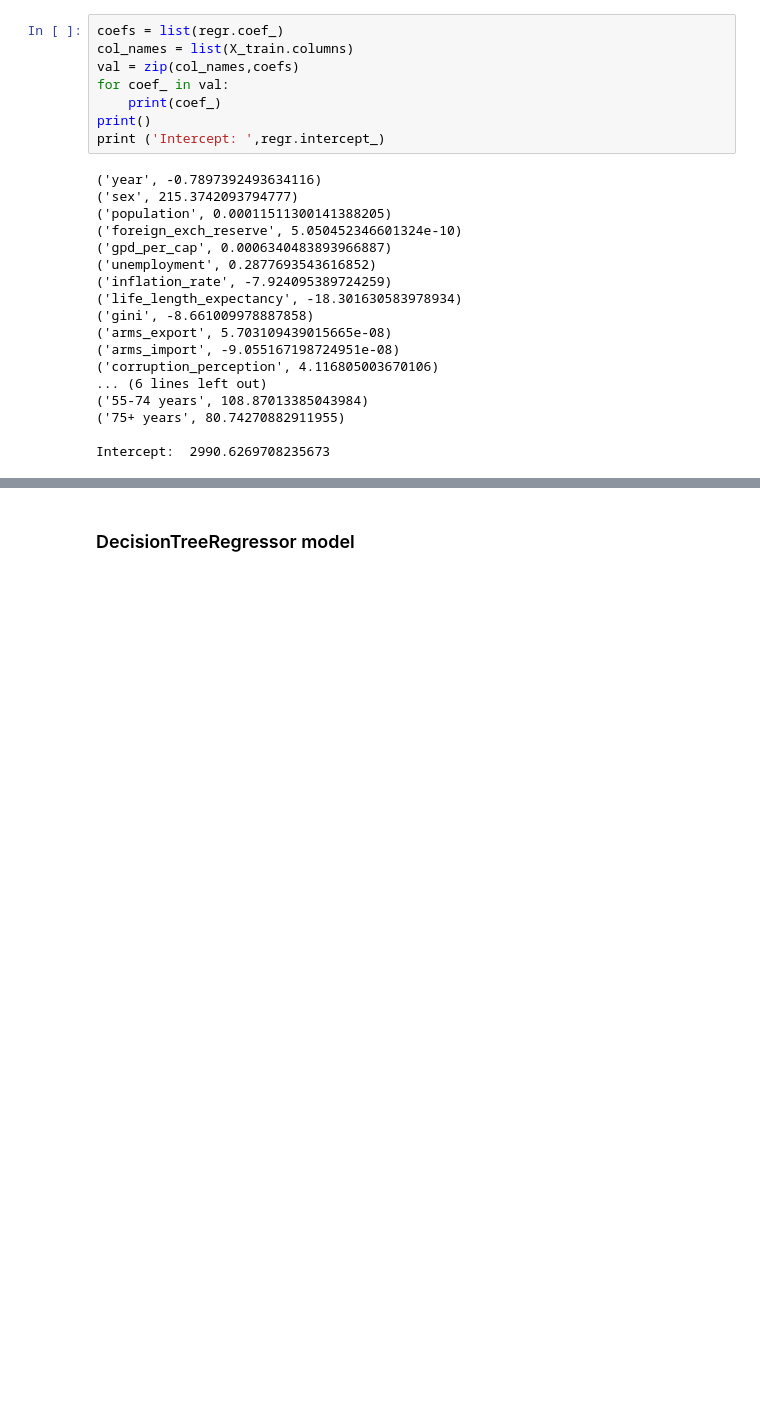
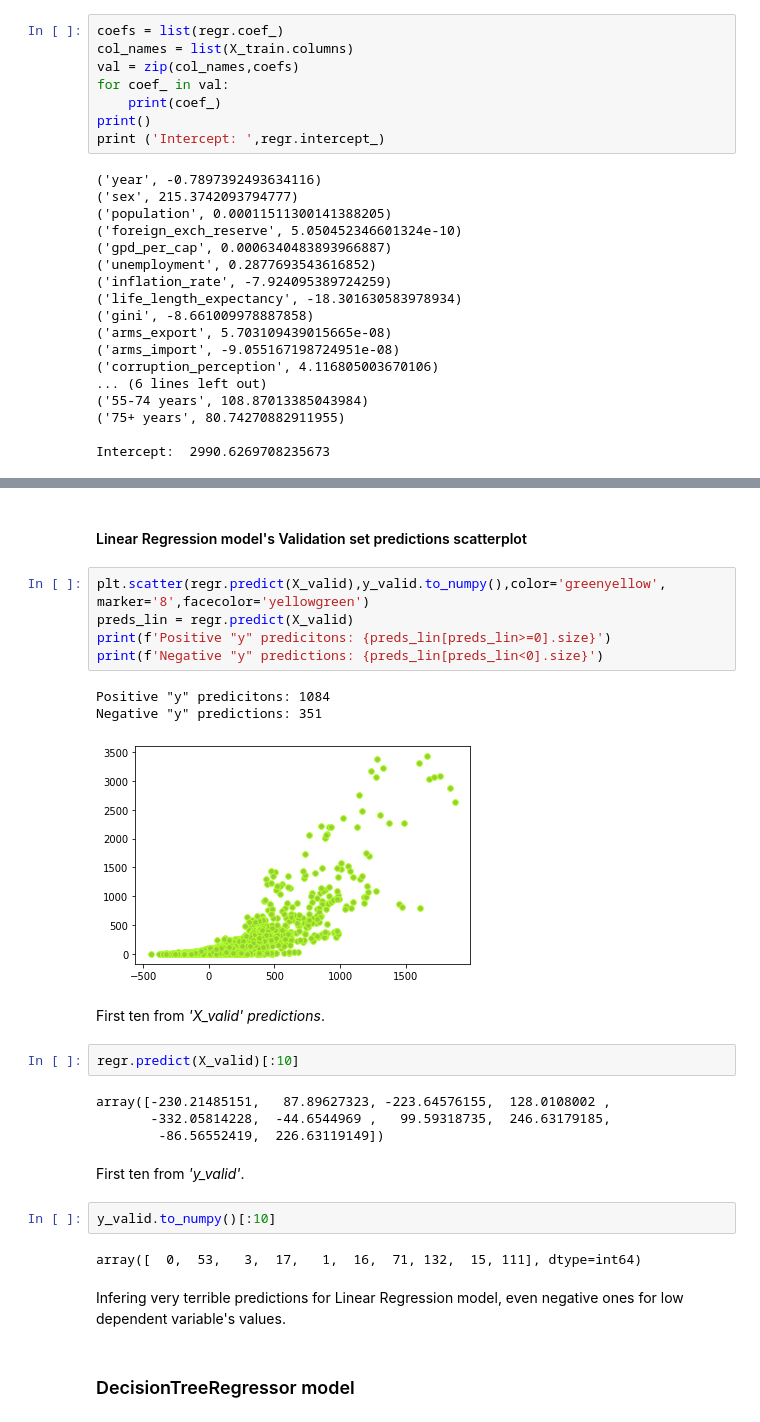
Before and after one commit to unkind58/Project_WHO_suicide_statistics_predictions, a Jupyter notebook: WHO_suicide_statistics_predictions.ipynb, the cells around one changed output, grey strips where cells are left out. Cells and saved outputs as stored; diff of their text form; blank space fills up the shorter version.

```diff
--- a/WHO_suicide_statistics_predictions.ipynb
+++ b/WHO_suicide_statistics_predictions.ipynb
@@ -365,3 +421,30 @@ Intercept:  2990.6269708235673
+# %% [markdown]
+#### Linear Regression model's Validation set predictions scatterplot
+# %%
+plt.scatter(regr.predict(X_valid),y_valid.to_numpy(),color='greenyellow', marker='8',facecolor='yellowgreen')
+preds_lin = regr.predict(X_valid)
+print(f'Positive "y" predicitons: {preds_lin[preds_lin>=0].size}')
+print(f'Negative "y" predictions: {preds_lin[preds_lin<0].size}')
+# %% [output]
+Positive "y" predicitons: 1084
+Negative "y" predictions: 351
+[figure, added]
+# %% [markdown]
+First ten from *'X_valid' predictions*.
+# %%
+regr.predict(X_valid)[:10]
+# %% [output]
+array([-230.21485151,   87.89627323, -223.64576155,  128.0108002 ,
+       -332.05814228,  -44.6544969 ,   99.59318735,  246.63179185,
+        -86.56552419,  226.63119149])
+# %% [markdown]
+First ten from *'y_valid'*.
+# %%
+y_valid.to_numpy()[:10]
+# %% [output]
+array([  0,  53,   3,  17,   1,  16,  71, 132,  15, 111], dtype=int64)
+# %% [markdown]
+Infering very terrible predictions for Linear Regression model, even negative ones for low dependent variable's values.
 # %% [markdown]
 ### DecisionTreeRegressor model
 # %% [markdown]
```
Also changed, not shown: parts of 17 cells of this notebook.
